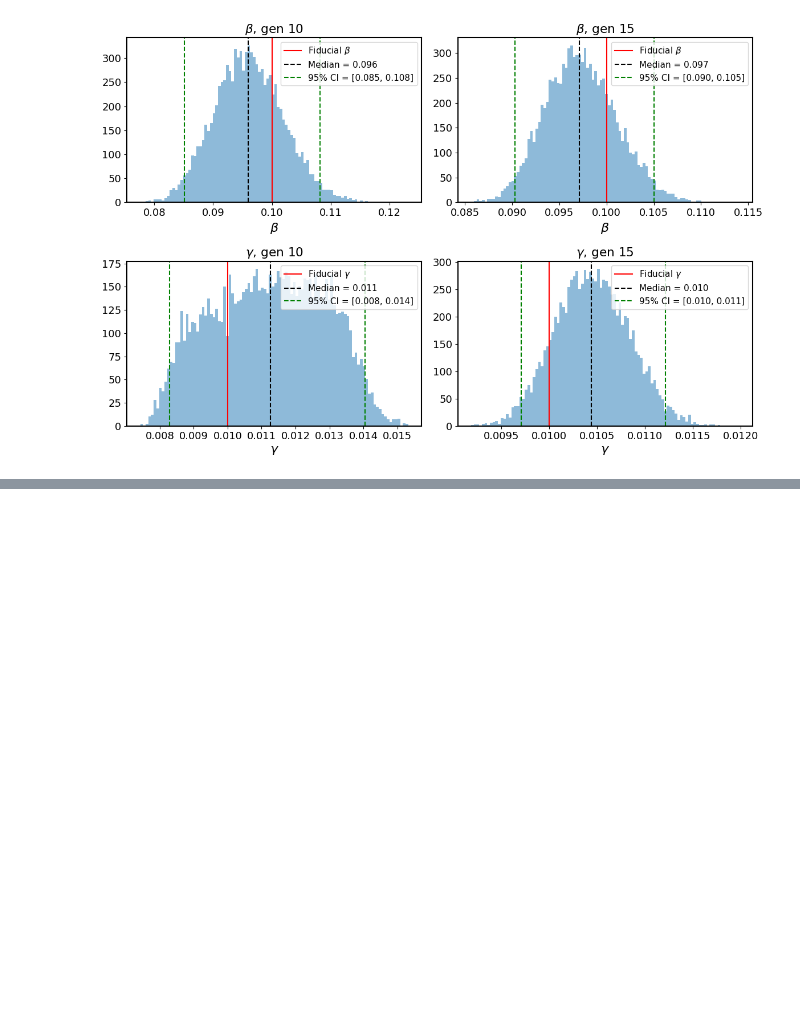
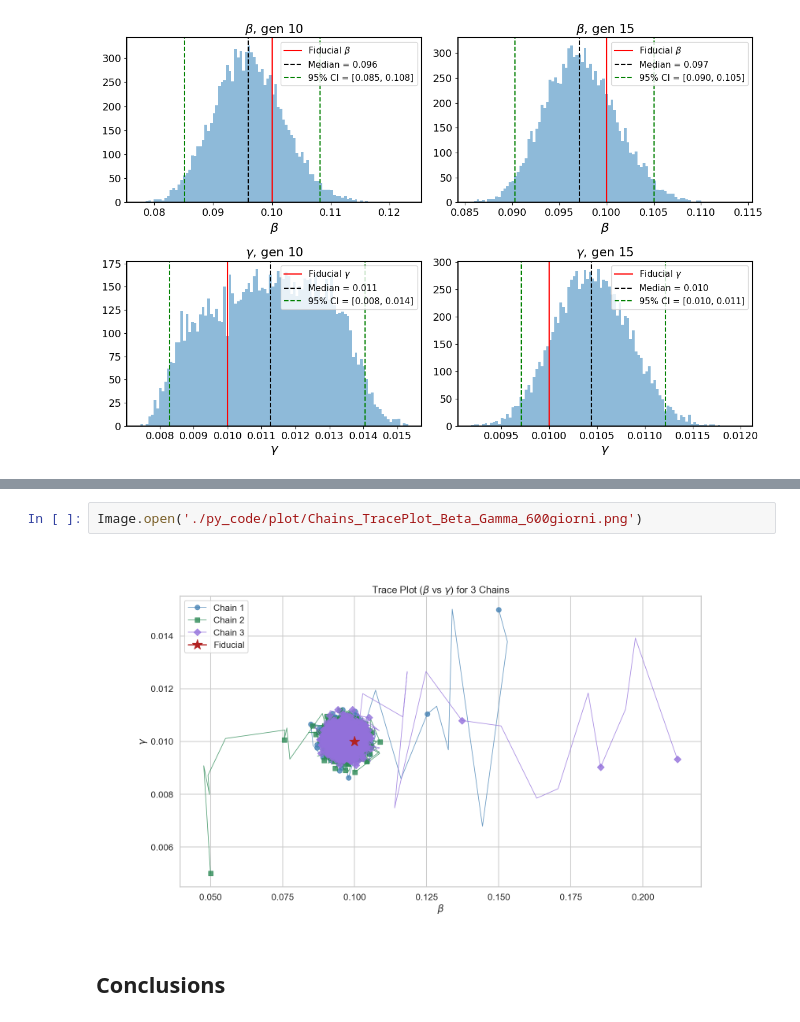
Before and after one commit to Berto70/abc_sir, a Jupyter notebook: final_notebook.ipynb, the cells around one changed output, grey strips where cells are left out. Drawn from its saved outputs; the diff is of its cells as text; blank space fills up the shorter version.

```diff
--- a/final_notebook.ipynb
+++ b/final_notebook.ipynb
@@ -256,0 +382,6 @@ We do not report the plots here, but if we consider $\varepsilon=1$
+# %%
+Image.open('./py_code/plot/Chains_TracePlot_Beta_Gamma_600giorni.png')
+# %% [output]
+[figure, added]
+# %% [markdown]
+## Conclusions
```
Also changed, not shown: parts of 12 cells of this notebook.
